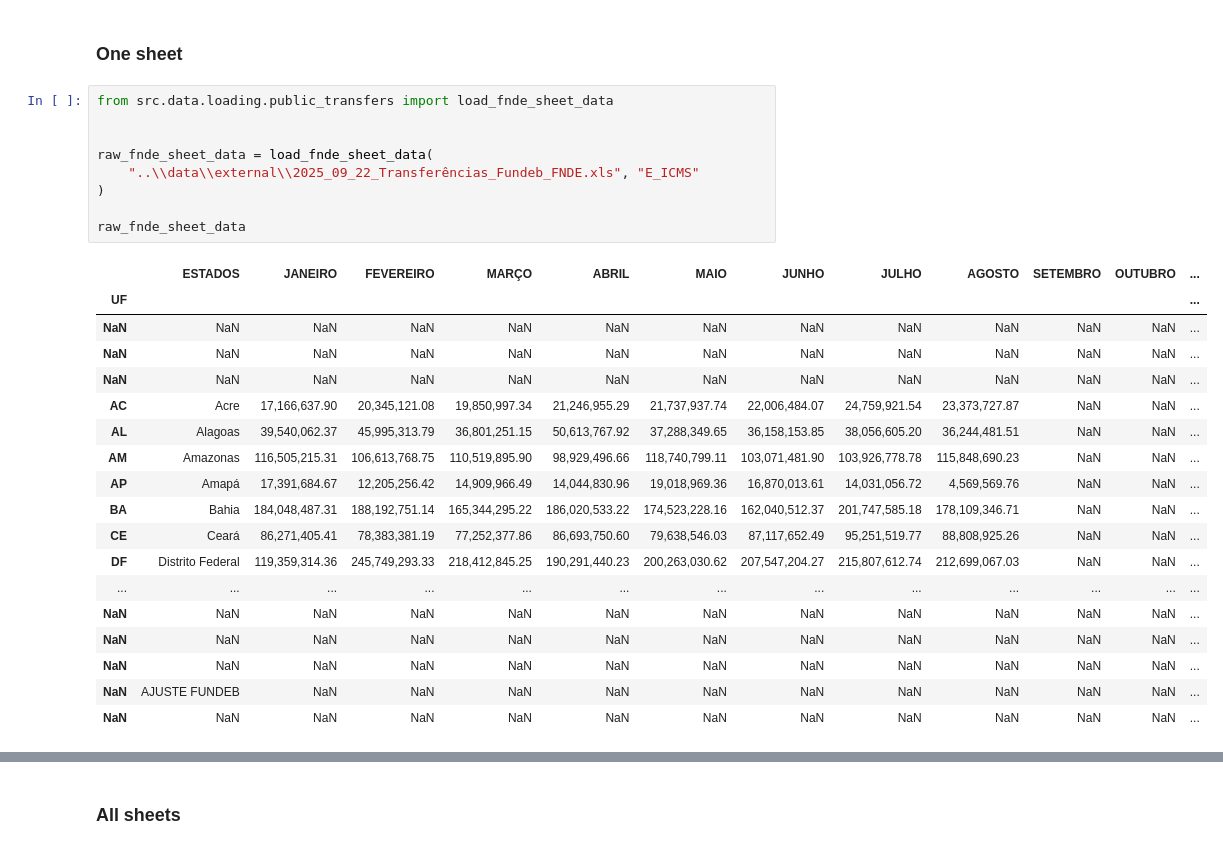
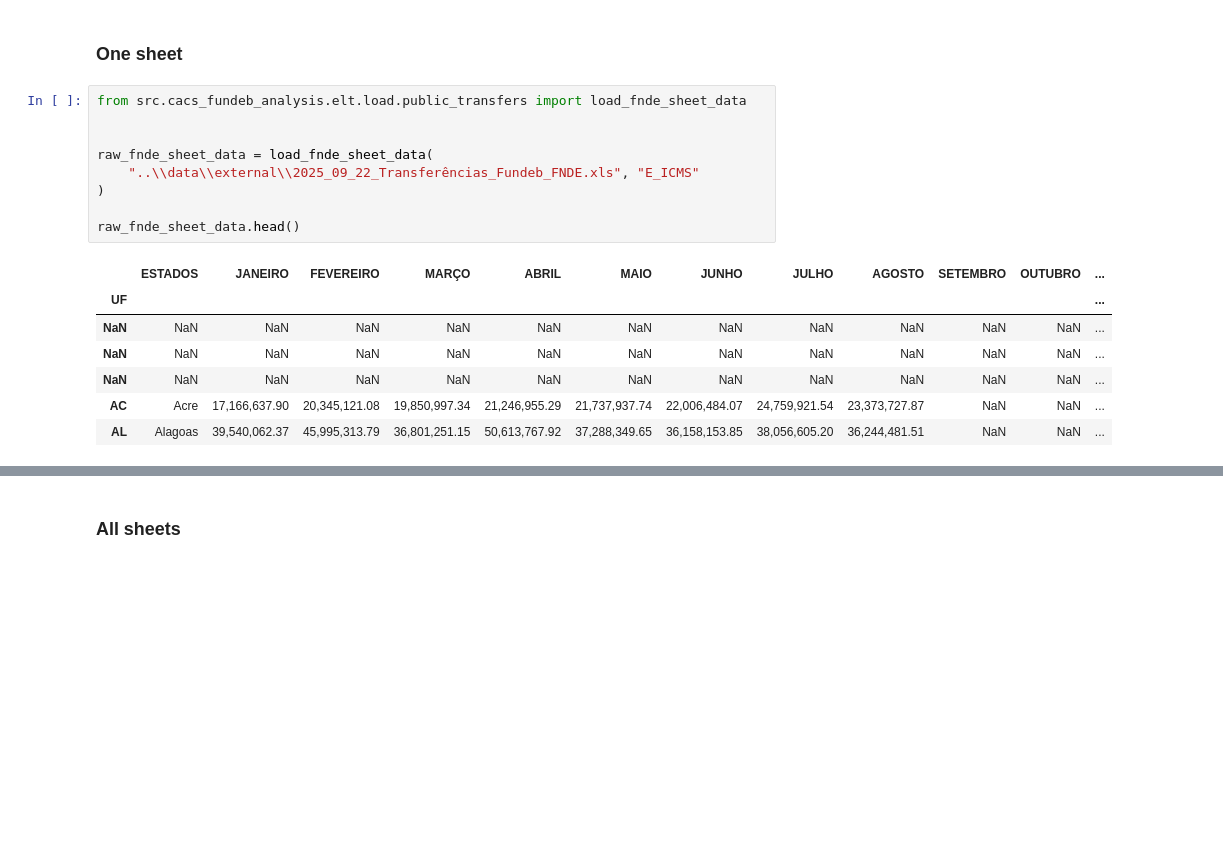
Before and after one commit to adrsb/cacs_fundeb_analysis, a Jupyter notebook: notebooks/00_exploratory_data_analysis.ipynb, the cells around one changed output, grey strips where cells are left out. Cells and saved outputs as stored; diff of their text form; blank space fills up the shorter version.

Commit message:
Ajustes nos códigos devido a reestruturação

```diff
--- a/notebooks/00_exploratory_data_analysis.ipynb
+++ b/notebooks/00_exploratory_data_analysis.ipynb
@@ -238,31 +248,20 @@ run_bank_statement_pipeline(
 # %% [markdown]
 ### One sheet
 # %%
-from src.data.loading.public_transfers import load_fnde_sheet_data
+from src.cacs_fundeb_analysis.elt.load.public_transfers import load_fnde_sheet_data
 
 
 raw_fnde_sheet_data = load_fnde_sheet_data(
     "..\\data\\external\\2025_09_22_Transferências_Fundeb_FNDE.xls", "E_ICMS"
 )
 
-raw_fnde_sheet_data
+raw_fnde_sheet_data.head()
 # %% [output]
 |  | ESTADOS | JANEIRO | FEVEREIRO | MARÇO | ABRIL | MAIO | JUNHO | JULHO | AGOSTO | SETEMBRO | OUTUBRO | ... |
 | UF |  |  |  |  |  |  |  |  |  |  |  | ... |
 | NaN | NaN | NaN | NaN | NaN | NaN | NaN | NaN | NaN | NaN | NaN | NaN | ... |
 | NaN | NaN | NaN | NaN | NaN | NaN | NaN | NaN | NaN | NaN | NaN | NaN | ... |
 | NaN | NaN | NaN | NaN | NaN | NaN | NaN | NaN | NaN | NaN | NaN | NaN | ... |
 | AC | Acre | 17,166,637.90 | 20,345,121.08 | 19,850,997.34 | 21,246,955.29 | 21,737,937.74 | 22,006,484.07 | 24,759,921.54 | 23,373,727.87 | NaN | NaN | ... |
 | AL | Alagoas | 39,540,062.37 | 45,995,313.79 | 36,801,251.15 | 50,613,767.92 | 37,288,349.65 | 36,158,153.85 | 38,056,605.20 | 36,244,481.51 | NaN | NaN | ... |
-| AM | Amazonas | 116,505,215.31 | 106,613,768.75 | 110,519,895.90 | 98,929,496.66 | 118,740,799.11 | 103,071,481.90 | 103,926,778.78 | 115,848,690.23 | NaN | NaN | ... |
-| AP | Amapá | 17,391,684.67 | 12,205,256.42 | 14,909,966.49 | 14,044,830.96 | 19,018,969.36 | 16,870,013.61 | 14,031,056.72 | 4,569,569.76 | NaN | NaN | ... |
-| BA | Bahia | 184,048,487.31 | 188,192,751.14 | 165,344,295.22 | 186,020,533.22 | 174,523,228.16 | 162,040,512.37 | 201,747,585.18 | 178,109,346.71 | NaN | NaN | ... |
-| CE | Ceará | 86,271,405.41 | 78,383,381.19 | 77,252,377.86 | 86,693,750.60 | 79,638,546.03 | 87,117,652.49 | 95,251,519.77 | 88,808,925.26 | NaN | NaN | ... |
-| DF | Distrito Federal | 119,359,314.36 | 245,749,293.33 | 218,412,845.25 | 190,291,440.23 | 200,263,030.62 | 207,547,204.27 | 215,807,612.74 | 212,699,067.03 | NaN | NaN | ... |
-| ... | ... | ... | ... | ... | ... | ... | ... | ... | ... | ... | ... | ... |
-| NaN | NaN | NaN | NaN | NaN | NaN | NaN | NaN | NaN | NaN | NaN | NaN | ... |
-| NaN | NaN | NaN | NaN | NaN | NaN | NaN | NaN | NaN | NaN | NaN | NaN | ... |
-| NaN | NaN | NaN | NaN | NaN | NaN | NaN | NaN | NaN | NaN | NaN | NaN | ... |
-| NaN | AJUSTE FUNDEB | NaN | NaN | NaN | NaN | NaN | NaN | NaN | NaN | NaN | NaN | ... |
-| NaN | NaN | NaN | NaN | NaN | NaN | NaN | NaN | NaN | NaN | NaN | NaN | ... |
 # %%
```
Also changed, not shown: parts of 25 cells of this notebook, 12 other files.
